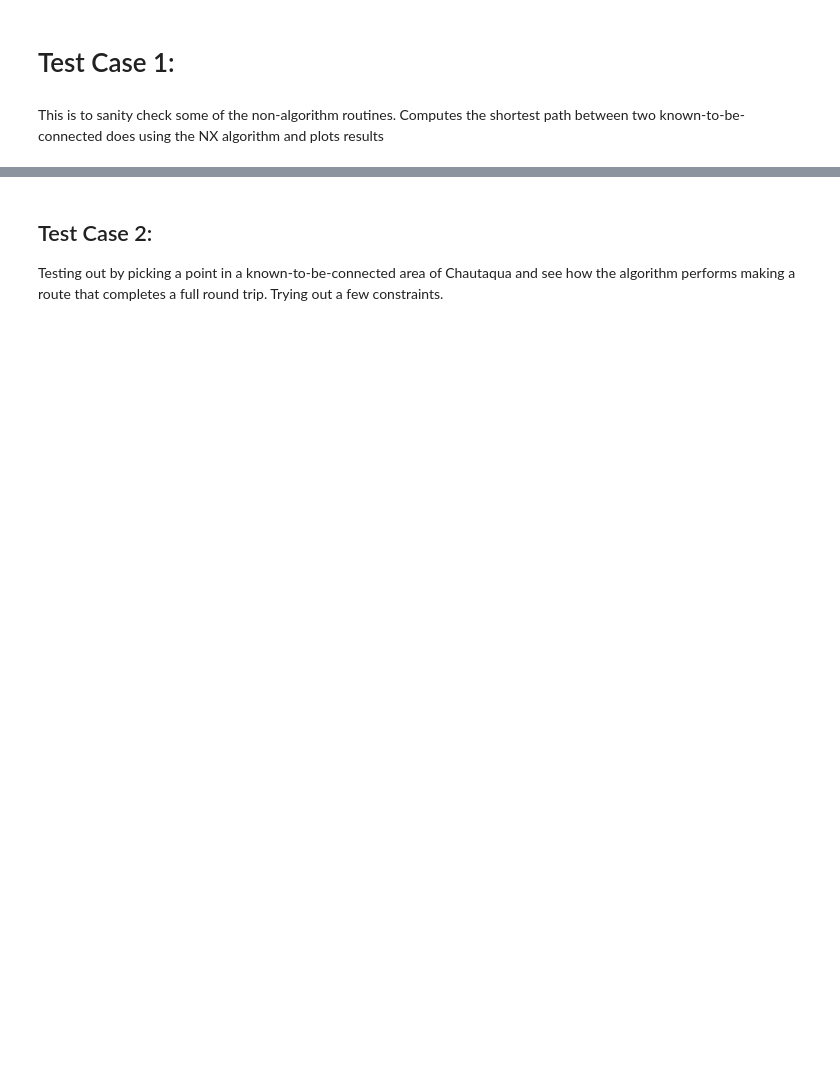
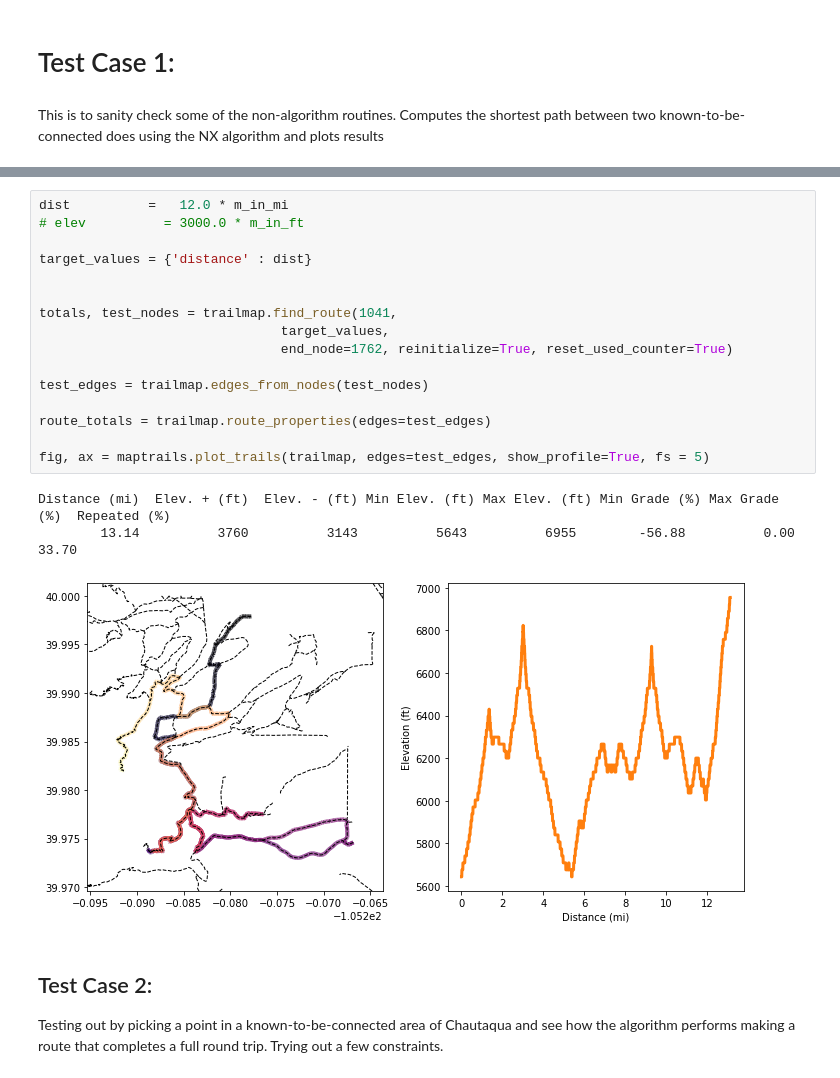
Before and after one commit to aemerick/planit, a Jupyter notebook: autotrail/TrailMapper.ipynb, the cells around one changed output, grey strips where cells are left out. Drawn from its saved outputs; the diff is of its cells as text; blank space fills up the shorter version.

```diff
--- a/autotrail/TrailMapper.ipynb
+++ b/autotrail/TrailMapper.ipynb
@@ -81,3 +115,23 @@ Distance (mi)  Elev. + (ft)  Elev. - (ft) Min Elev. (ft) Max Elev. (ft) Min Grad
+# %%
+dist          =   12.0 * m_in_mi
+# elev          = 3000.0 * m_in_ft
+
+target_values = {'distance' : dist}
+
+
+totals, test_nodes = trailmap.find_route(1041,
+                               target_values,
+                               end_node=1762, reinitialize=True, reset_used_counter=True)
+
+test_edges = trailmap.edges_from_nodes(test_nodes)
+
+route_totals = trailmap.route_properties(edges=test_edges)
+
+fig, ax = maptrails.plot_trails(trailmap, edges=test_edges, show_profile=True, fs = 5)
+# %% [output]
+Distance (mi)  Elev. + (ft)  Elev. - (ft) Min Elev. (ft) Max Elev. (ft) Min Grade (%) Max Grade (%)  Repeated (%)
+        13.14          3760          3143          5643          6955        -56.88          0.00         33.70
+[figure, added]
 # %% [markdown]
 ## Test Case 2:
 
```
Also changed, not shown: parts of 22 cells of this notebook, 6 other files.
